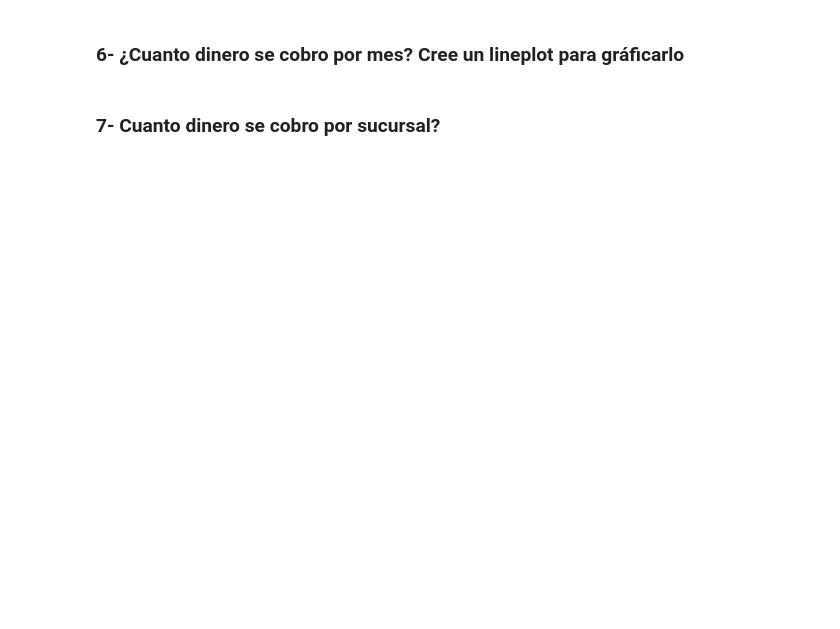
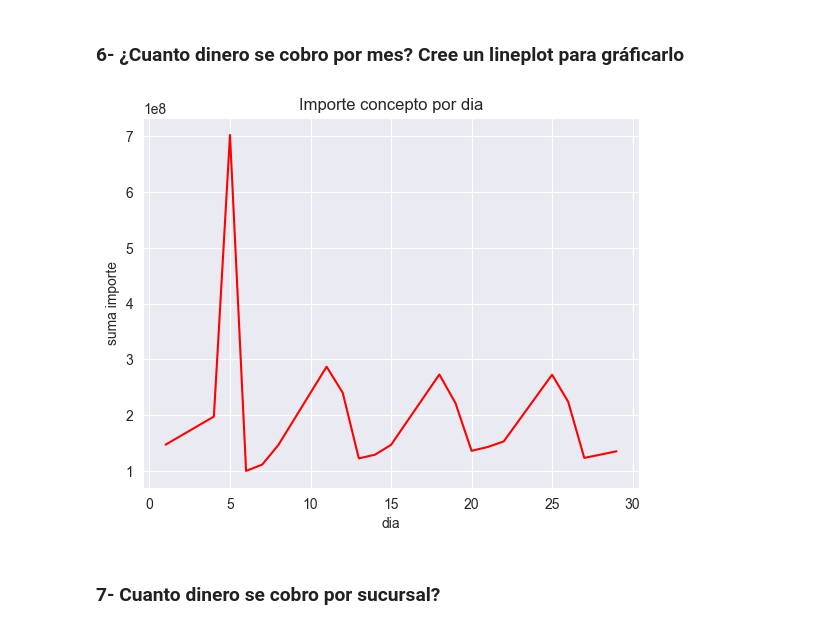
Before and after one commit to adilelle1/poo_ejercicios, a Jupyter notebook: 04-transformaciones/99_tarea_liquidacion_tarjetas.ipynb, the cells around one changed output. Cells and saved outputs as stored; diff of their text form; code cells hidden in the pictures; blank space fills up the shorter version.

```diff
--- a/04-transformaciones/99_tarea_liquidacion_tarjetas.ipynb
+++ b/04-transformaciones/99_tarea_liquidacion_tarjetas.ipynb
@@ -90,2 +96,16 @@ plot_importe_dia = suma_importe_dia.plot(kind="line")
+# %%
+tarjetas['fecha_de_pago'] = pd.to_datetime(tarjetas['fecha_de_pago'], infer_datetime_format=True)
+# %%
+importe_diario = tarjetas.groupby(tarjetas.fecha_de_pago.dt.day).sum()['importe_concepto']
+# %%
+import matplotlib.pyplot as plt
+
+plt.plot(importe_diario,c='r')
+plt.title('Importe concepto por dia')
+plt.xlabel('dia')
+plt.ylabel('suma importe')
+plt.show()
+# %% [output]
+[figure, added]
 # %% [markdown]
 ### 7- Cuanto dinero se cobro por sucursal?
```
Also changed, not shown: parts of 44 cells of this notebook, 15 other files.
